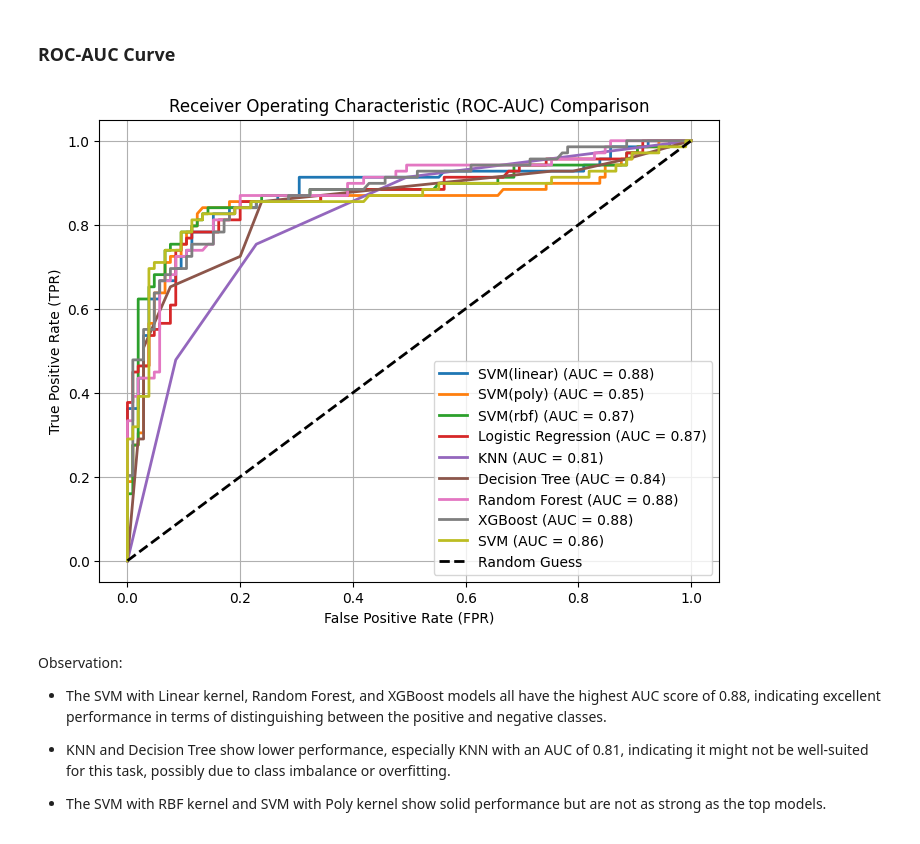
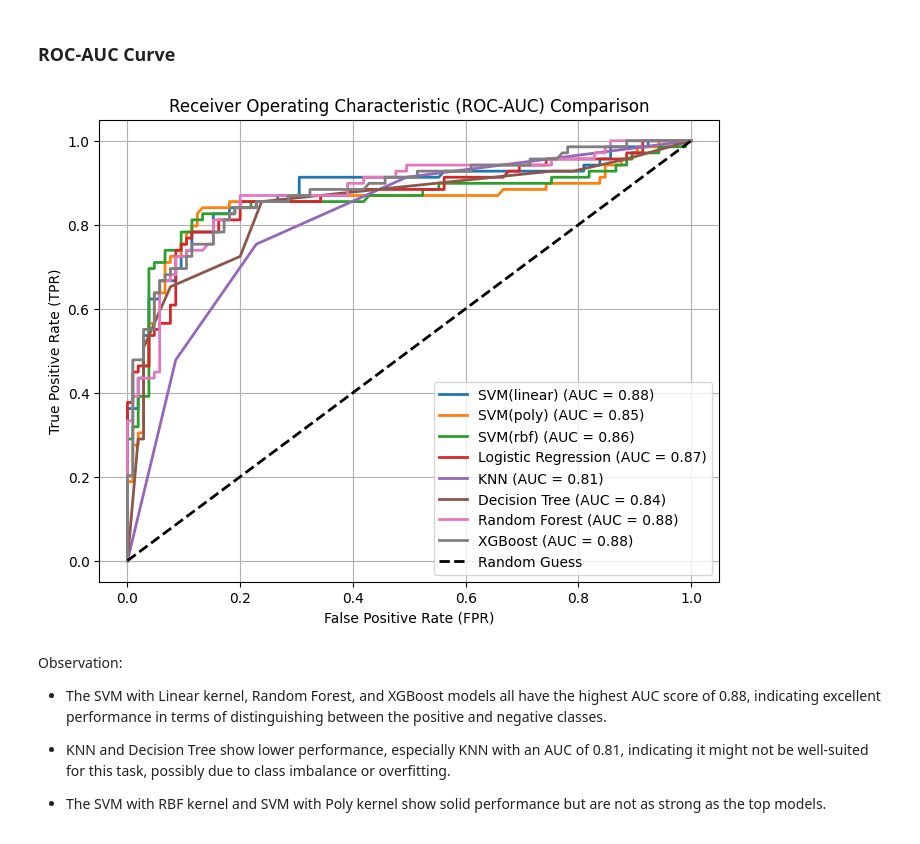
Before and after one commit to Graceyujung/Kaggle, a Jupyter notebook: Kaggle/titanic/titanic_train.ipynb, the cells around one changed output. Saved outputs shown, nothing was run; the diff lists cells and outputs as text; code cells hidden in the pictures.

```diff
--- a/Kaggle/titanic/titanic_train.ipynb
+++ b/Kaggle/titanic/titanic_train.ipynb
@@ -819,21 +858,35 @@ Overall Performance:
 
 - The RBF kernel and linear kernel seem to perform better in terms of recall for Survived, while the polynomial kernel provides a slightly higher precision for Not Survived.
 # %%
-param_grid = {
+param_grid_linear = {
+    'kernel': ['linear'],
+    'C': [0.1, 1, 10, 100]
+}
+
+param_grid_rbf = {
+    'kernel': ['rbf'],
     'C': [0.1, 1, 10, 100],
-    'gamma': [1, 0.1, 0.01, 0.001],  # This will apply to 'rbf' kernel
-    'kernel': ['linear', 'rbf']  # Include 'linear' kernel here as well
+    'gamma': [1, 0.1, 0.01, 0.001]
 }
+
+grid_linear = GridSearchCV(SVC(probability=True, random_state=42), param_grid_linear, cv=5, scoring='accuracy', n_jobs=-1)
+grid_linear.fit(X_train_scaled, Y_train)
+
+grid_rbf = GridSearchCV(SVC(probability=True, random_state=42), param_grid_rbf, cv=5, scoring='accuracy', n_jobs=-1)
+grid_rbf.fit(X_train_scaled, Y_train)
 
 svm = SVC(probability=True, random_state=42)
 
-grid = GridSearchCV(estimator=svm, param_grid=param_grid, cv=5, scoring='accuracy', n_jobs=-1)
-grid.fit(X_train_scaled, Y_train)
+best_linear = grid_linear.best_estimator_
+best_rbf = grid_rbf.best_estimator_
 
-print("Best Parameters:", grid.best_params_)
-print(f"Best Cross-Validation Score: {grid.best_score_:.2f}")
+print("Linear SVM")
+print("Best Parameters:", grid_linear.best_params_)
+print(f"Train Accuracy: {best_linear.score(X_train_scaled, Y_train):.2f}")
+print(f"Test Accuracy: {best_linear.score(X_test_scaled, Y_test):.2f}\n")
 
-best_svm = grid.best_estimator_
-test_acc = best_svm.score(X_test_scaled, Y_test)
-print(f"Test Accuracy with Tuned SVM: {test_acc:.2f}")
+print("RBF SVM")
+print("Best Parameters:", grid_rbf.best_params_)
+print(f"Train Accuracy: {best_rbf.score(X_train_scaled, Y_train):.2f}")
+print(f"Test Accuracy: {best_rbf.score(X_test_scaled, Y_test):.2f}")
 # %% [output]
@@ -843,8 +902,8 @@ Test Accuracy with Tuned SVM: 0.85
 # %%
-best_svm_rbf = SVC(C=100, gamma=0.01, kernel='rbf', probability=True, random_state=42)
+best_rbf = SVC(C=100, gamma=0.01, kernel='rbf', probability=True, random_state=42)
 
-best_svm_rbf.fit(X_train_scaled, Y_train)
-evaluate_model(best_svm_rbf, X_train_scaled, X_test_scaled, Y_train, Y_test)
+best_rbf.fit(X_train_scaled, Y_train)
+evaluate_model(best_rbf, X_train_scaled, X_test_scaled, Y_train, Y_test)
 # %% [output]
 Train Accuracy: 0.82
 Test Accuracy: 0.85
@@ -880,35 +939,35 @@ def plot_roc_curve(model, X_train_scaled, Y_test, label):
     y_prob = model.predict_proba(X_test_scaled)[:, 1]
 
     fpr, tpr, _ = roc_curve(Y_test, y_prob)
     roc_auc = auc(fpr, tpr)
 
     plt.plot(fpr, tpr, lw=2, label = f'{label} (AUC = {roc_auc:.2f})')
 
 plt.figure(figsize=(8,6))
 
 models.update({
     "Logistic Regression": lr,
     "KNN": knn_3,
     "Decision Tree": dt_5,
     "Random Forest": best_rf,
     "XGBoost": best_xgb,
-    "SVM": best_svm_rbf
+    "SVM(rbf)": best_rbf
 })
 
 for label, model in models.items():
     plot_roc_curve(model, X_test_scaled, Y_test, label)
 
 # Random guess line
 plt.plot([0,1], [0,1], color='black', lw=2, linestyle='--', label='Random Guess')
 
 plt.xlabel('False Positive Rate (FPR)')
 plt.ylabel('True Positive Rate (TPR)')
 plt.title('Receiver Operating Characteristic (ROC-AUC) Comparison')
 plt.legend(loc="lower right")
 plt.grid(True)
 plt.show()
 # %% [output]
-[figure, old version]
+[figure, new version]
 # %% [markdown]
 Observation:
 - The SVM with Linear kernel, Random Forest, and XGBoost models all have the highest AUC score of 0.88, indicating excellent performance in terms of distinguishing between the positive and negative classes.
```
Also changed, not shown: parts of 9 cells of this notebook, 5 other files.
